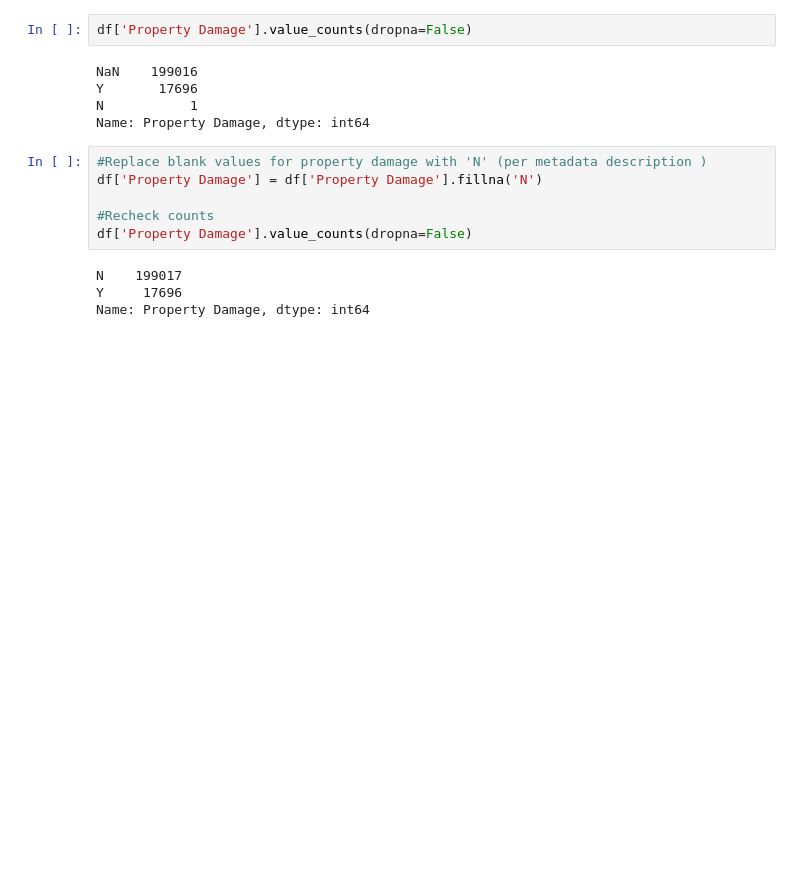
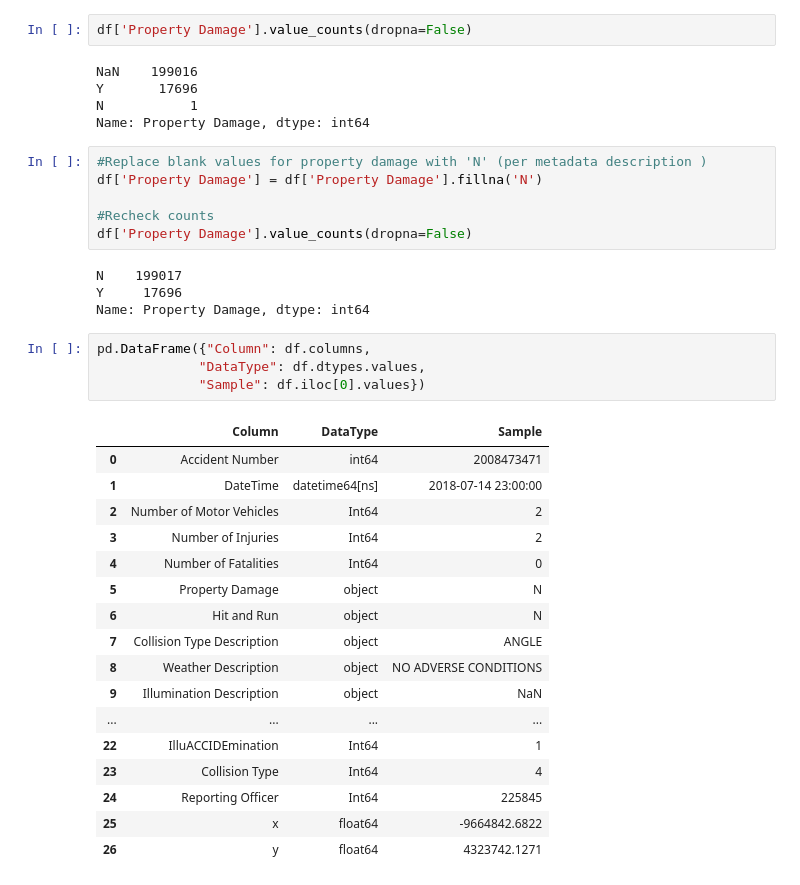
Before and after one commit to essetetsahai/nashville_traffic, a Jupyter notebook: notebooks/traffic_notebook.ipynb, the cells around one changed output. Saved outputs shown, nothing was run; the diff lists cells and outputs as text; blank space fills up the shorter version.

```diff
--- a/notebooks/traffic_notebook.ipynb
+++ b/notebooks/traffic_notebook.ipynb
@@ -183,3 +187,25 @@ df['Property Damage'].value_counts(dropna=False)
 N    199017
 Y     17696
 Name: Property Damage, dtype: int64
+# %%
+pd.DataFrame({"Column": df.columns,
+             "DataType": df.dtypes.values,
+             "Sample": df.iloc[0].values})
+# %% [output]
+|  | Column | DataType | Sample |
+| 0 | Accident Number | int64 | 2008473471 |
+| 1 | DateTime | datetime64[ns] | 2018-07-14 23:00:00 |
+| 2 | Number of Motor Vehicles | Int64 | 2 |
+| 3 | Number of Injuries | Int64 | 2 |
+| 4 | Number of Fatalities | Int64 | 0 |
+| 5 | Property Damage | object | N |
+| 6 | Hit and Run | object | N |
+| 7 | Collision Type Description | object | ANGLE |
+| 8 | Weather Description | object | NO ADVERSE CONDITIONS |
+| 9 | Illumination Description | object | NaN |
+| ... | ... | ... | ... |
+| 22 | IlluACCIDEmination | Int64 | 1 |
+| 23 | Collision Type | Int64 | 4 |
+| 24 | Reporting Officer | Int64 | 225845 |
+| 25 | x | float64 | -9664842.6822 |
+| 26 | y | float64 | 4323742.1271 |
```
Also changed, not shown: parts of 14 cells of this notebook.
